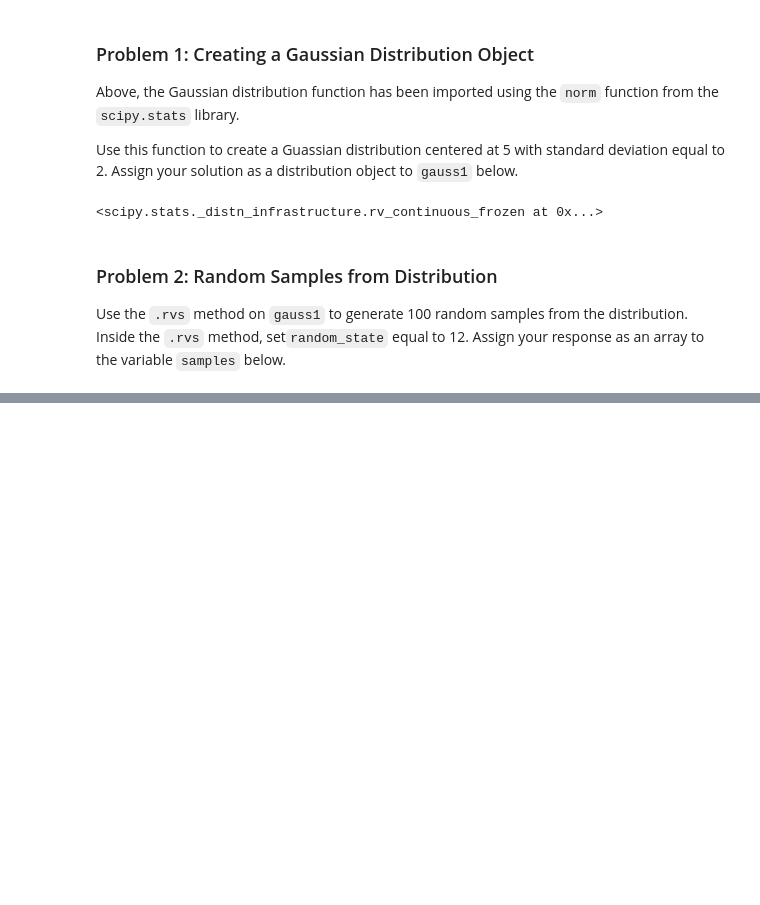
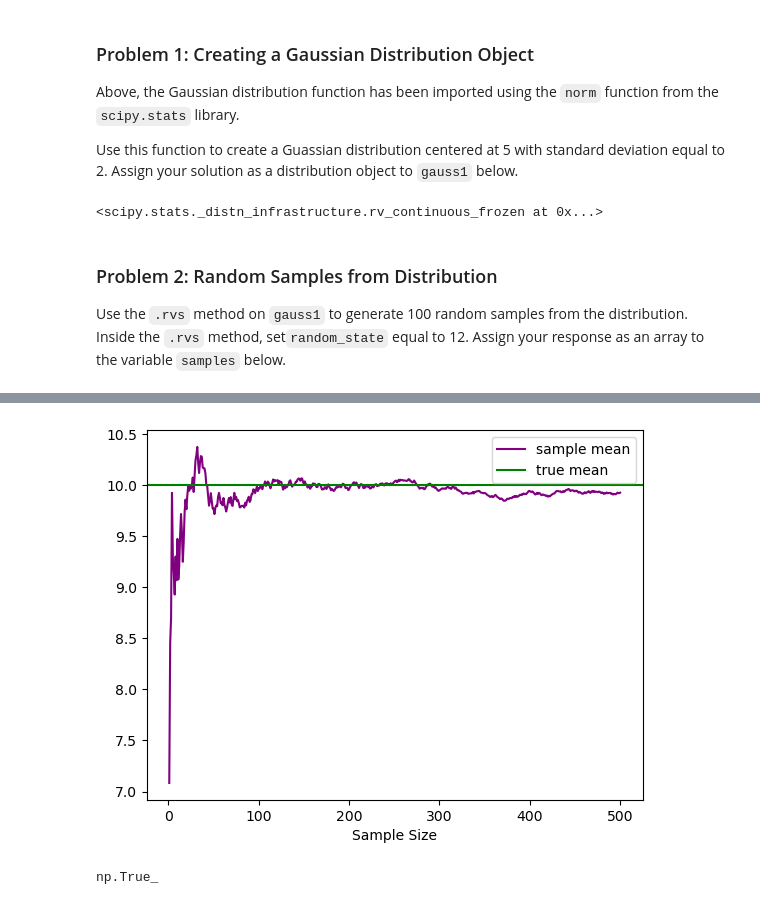
Before and after one commit to lis497/UCBerkeley-Haas-ML, a Jupyter notebook: M2/M2 Coding1.ipynb, the cells around one changed output, grey strips where cells are left out. Saved outputs shown, nothing was run; the diff lists cells and outputs as text; code cells hidden in the pictures; blank space fills up the shorter version.

```diff
--- a/M2/M2 Coding1.ipynb
+++ b/M2/M2 Coding1.ipynb
@@ -119,0 +159,2 @@ Use the `.rvs` method on `gauss1` to generate 100 random samples from the distri
+# %%
+dist2 = uniform(loc = 5, scale = 10)
@@ -119,0 +165,5 @@ Use the `.rvs` method on `gauss1` to generate 100 random samples from the distri
+# %%
+sample_means = []
+for i in range(1,501):
+    sample_means.append(np.mean(dist2.rvs(i,random_state=22)))
+sample_means[:5]
@@ -119,0 +184,12 @@ Use the `.rvs` method on `gauss1` to generate 100 random samples from the distri
+# %%
+plt.plot(range(1,501), sample_means, color = 'purple', label = 'sample mean')
+plt.axhline(10, color = 'green', label = 'true mean')
+plt.xlabel('Sample Size')
+plt.legend();
+# %% [output]
+[figure, added]
+# %%
+ans3 = abs(sample_means[399]-10) < 0.1
+ans3
+# %% [output]
+np.True_
```
Also changed, not shown: parts of 18 cells of this notebook.
